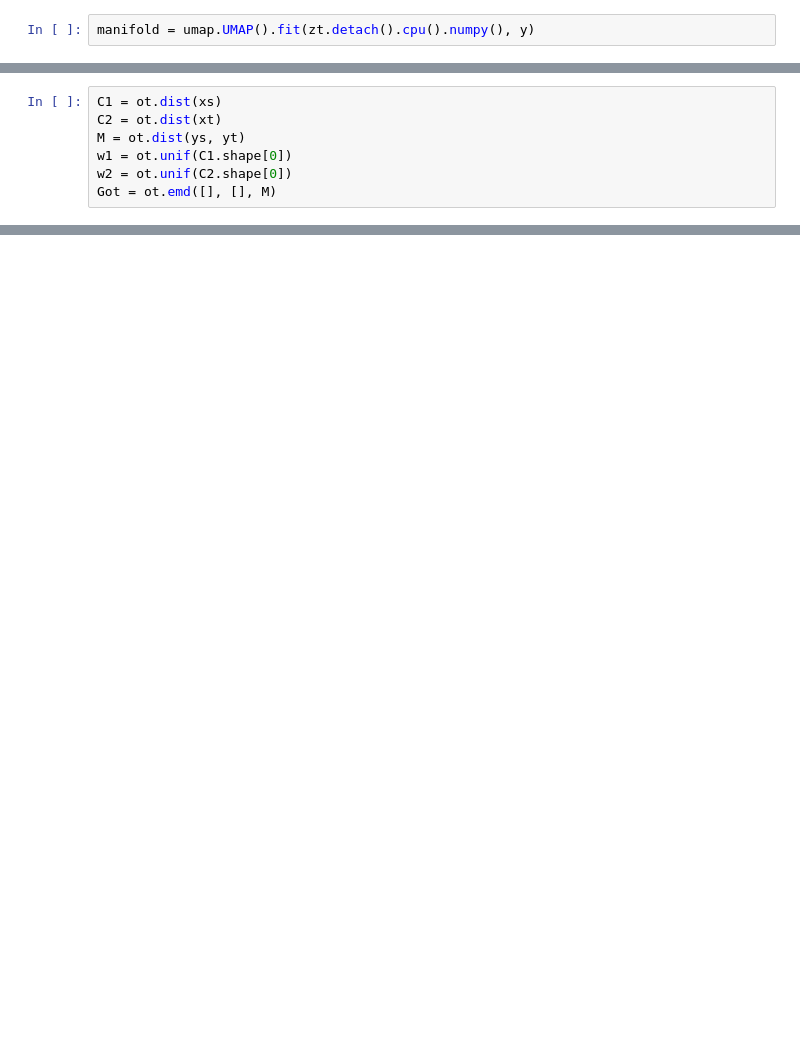
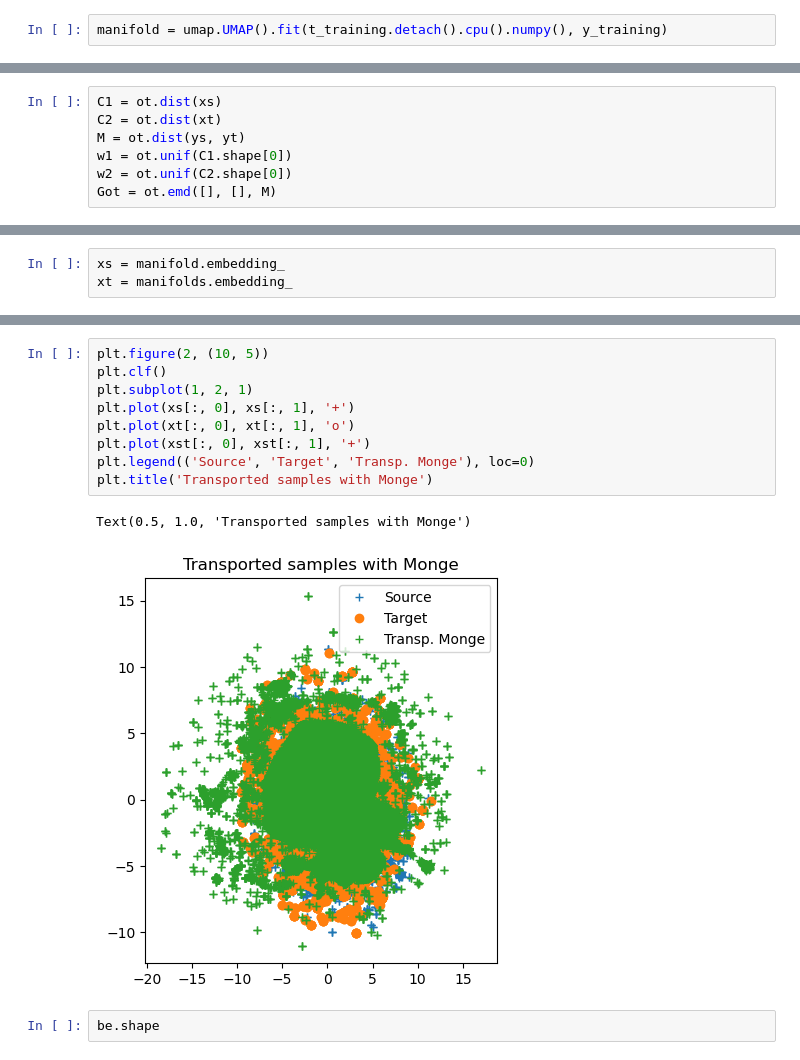
Before and after one commit to hehuannb/FlexGen-EHR, a Jupyter notebook: eval_scripts/umap_vis.ipynb, the cells around one changed output, grey strips where cells are left out. Saved outputs shown, nothing was run; the diff lists cells and outputs as text; blank space fills up the shorter version.

```diff
--- a/eval_scripts/umap_vis.ipynb
+++ b/eval_scripts/umap_vis.ipynb
@@ -56,5 +60,5 @@ y = df_pop.ARF_LABEL.values
 # %%
-manifold = umap.UMAP().fit(zt.detach().cpu().numpy(), y)
+manifold = umap.UMAP().fit(t_training.detach().cpu().numpy(), y_training)
 # %%
 import umap.plot
 # %%
@@ -237,0 +200,3 @@ pl.show()
+# %%
+xs = manifold.embedding_
+xt = manifolds.embedding_
@@ -237,0 +356,14 @@ pl.show()
+# %%
+plt.figure(2, (10, 5))
+plt.clf()
+plt.subplot(1, 2, 1)
+plt.plot(xs[:, 0], xs[:, 1], '+')
+plt.plot(xt[:, 0], xt[:, 1], 'o')
+plt.plot(xst[:, 0], xst[:, 1], '+')
+plt.legend(('Source', 'Target', 'Transp. Monge'), loc=0)
+plt.title('Transported samples with Monge')
+# %% [output]
+Text(0.5, 1.0, 'Transported samples with Monge')
+[figure, added]
+# %%
+be.shape
```
Also changed, not shown: parts of 34 cells of this notebook, 3 other files.
